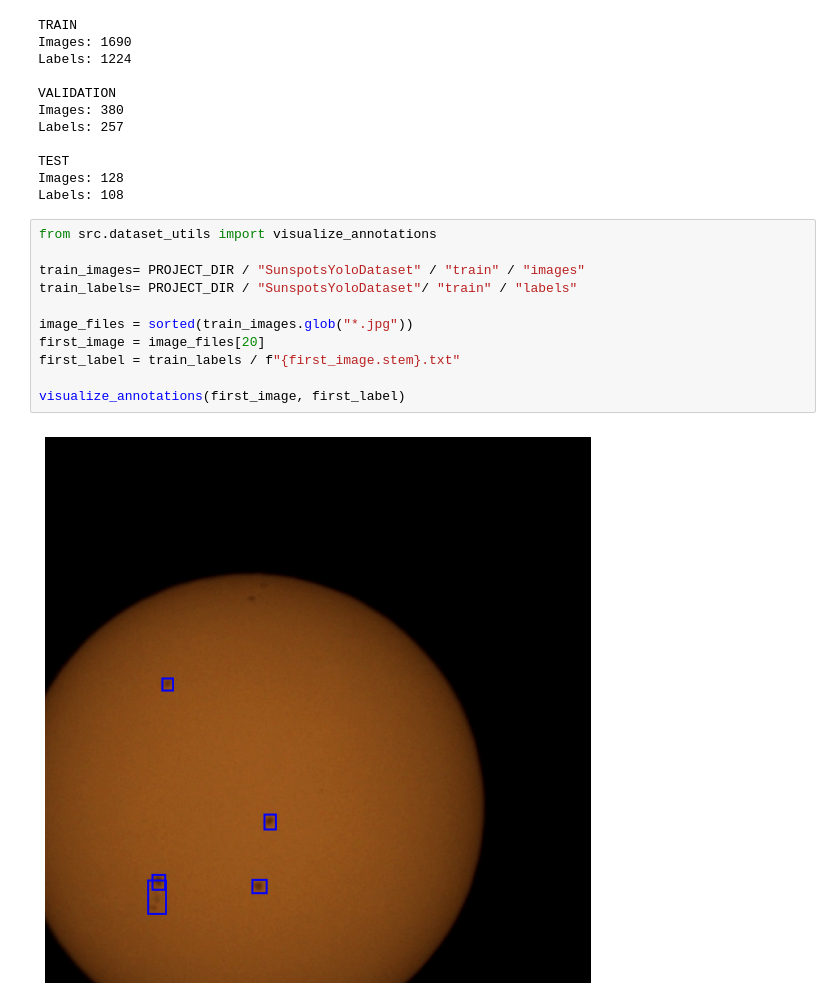
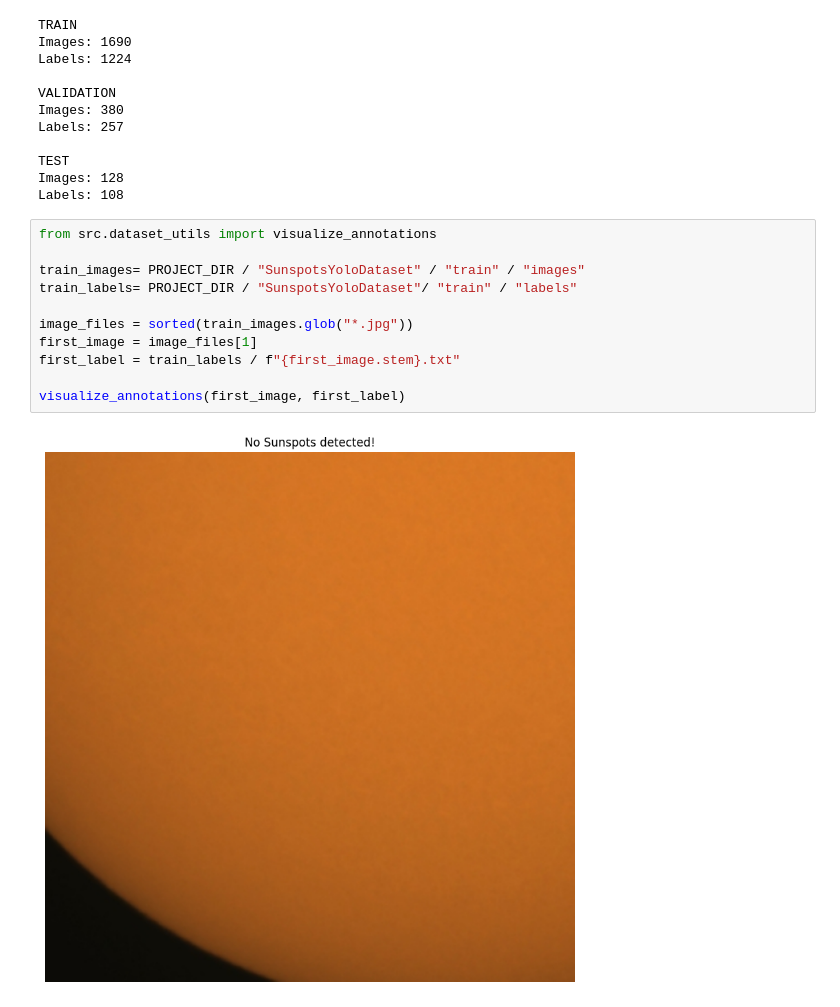
Before and after one commit to mahashreeajmeri/Computer-Vision, a Jupyter notebook: main_code.ipynb, the cells around one changed output. Saved outputs shown, nothing was run; the diff lists cells and outputs as text.

Commit message:
handled images with no labels

```diff
--- a/main_code.ipynb
+++ b/main_code.ipynb
@@ -45,13 +47,13 @@ Labels: 108
 # %%
 from src.dataset_utils import visualize_annotations
 
 train_images= PROJECT_DIR / "SunspotsYoloDataset" / "train" / "images"
 train_labels= PROJECT_DIR / "SunspotsYoloDataset"/ "train" / "labels"
 
 image_files = sorted(train_images.glob("*.jpg"))
-first_image = image_files[20]
+first_image = image_files[1]
 first_label = train_labels / f"{first_image.stem}.txt"
 
 visualize_annotations(first_image, first_label)
 # %% [output]
-[figure, old version]
+[figure, new version]
```
Also changed, not shown: parts of 1 cell of this notebook, 1 other file.
